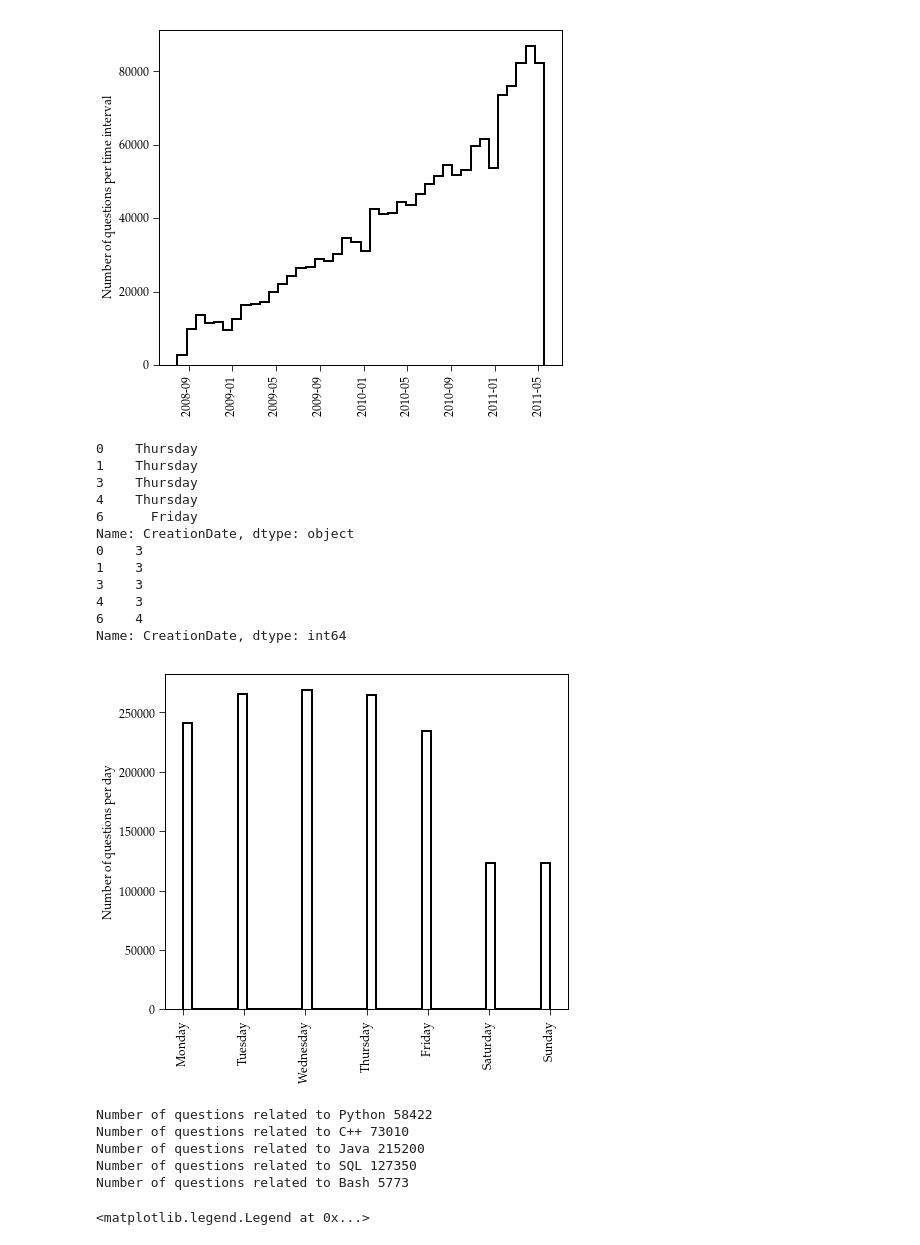
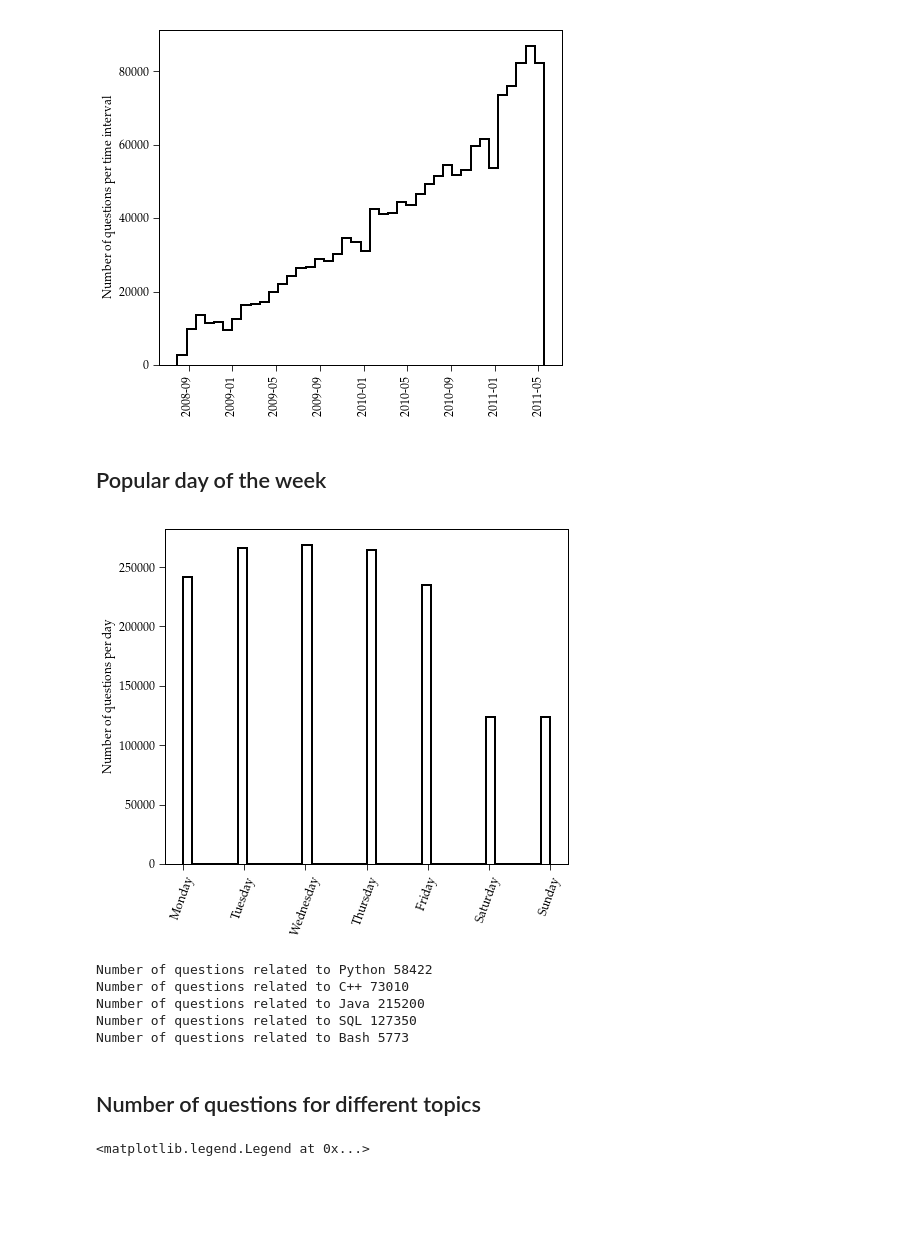
Before and after one commit to AkagiShigeru/incubator-overflow, a Jupyter notebook: stackoverflow-basic.ipynb, the cells around one changed output. Cells and saved outputs as stored; diff of their text form; code cells hidden in the pictures; blank space fills up the shorter version.

```diff
--- a/stackoverflow-basic.ipynb
+++ b/stackoverflow-basic.ipynb
@@ -89,29 +114,19 @@ posts.CreationDate.hist(grid=False, xrot=90, figsize=(8, 6), histtype="step", co
 plt.gca().yaxis.set_major_formatter(FormatStrFormatter("%.0f"))
 # %% [output]
 [figure]
+# %% [markdown]
+## Popular day of the week
 # %%
 # what about the day of the week?
-print posts.CreationDate.dt.weekday_name.head()
-print posts.CreationDate.dt.weekday.head()
+#print posts.CreationDate.dt.weekday_name.head()
+#print posts.CreationDate.dt.weekday.head()
 plt.figure()
 plt.ylabel(r"Number of questions per day")
-posts.CreationDate.dt.weekday.hist(grid=False, xrot=90, figsize=(8, 6), histtype="step", color="black", lw=2, bins=40)
+posts.CreationDate.dt.weekday.hist(grid=False, xrot=70, figsize=(8, 6), histtype="step", color="black", lw=2, bins=40)
 plt.gca().set_xticklabels(["", "Monday", "Tuesday", "Wednesday", "Thursday", "Friday", "Saturday", "Sunday"])
 plt.gca().yaxis.set_major_formatter(FormatStrFormatter("%.0f"))
 # %% [output]
-0    Thursday
-1    Thursday
-3    Thursday
-4    Thursday
-6      Friday
-Name: CreationDate, dtype: object
-0    3
-1    3
-3    3
-4    3
-6    4
-Name: CreationDate, dtype: int64
-[figure, old version]
+[figure, new version]
 # %%
 # testing for different tags, e.g. python
 print "Number of questions related to Python", np.sum(posts.Tags.str.lower().str.contains("python"))
@@ -129,4 +144,6 @@ Number of questions related to Bash 5773
 # importing a few utilties
 from stack_util import *
 tags = ["Python", "C\+\+", "Java", "SQL", "Bash"]
+# %% [markdown]
+## Number of questions for different topics
 # %%
```
Also changed, not shown: parts of 21 cells of this notebook, 3 other files.
